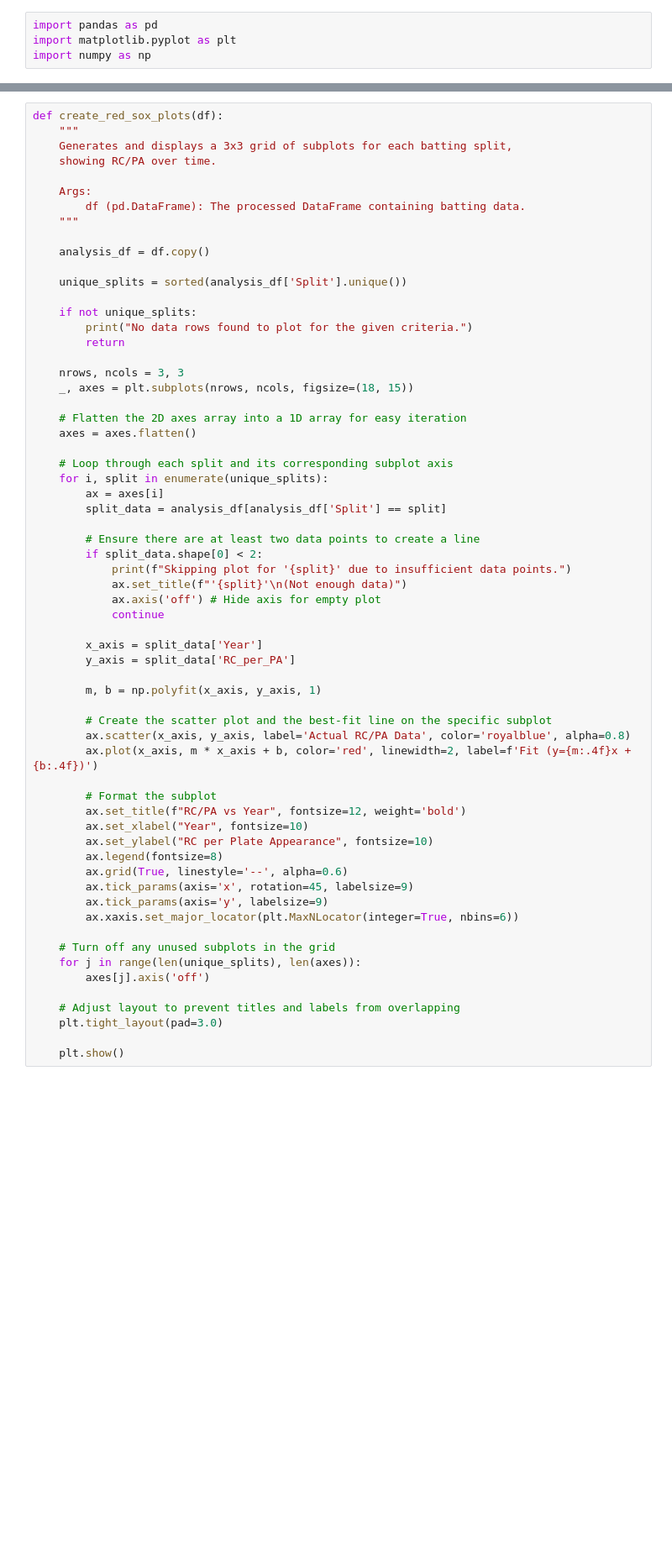
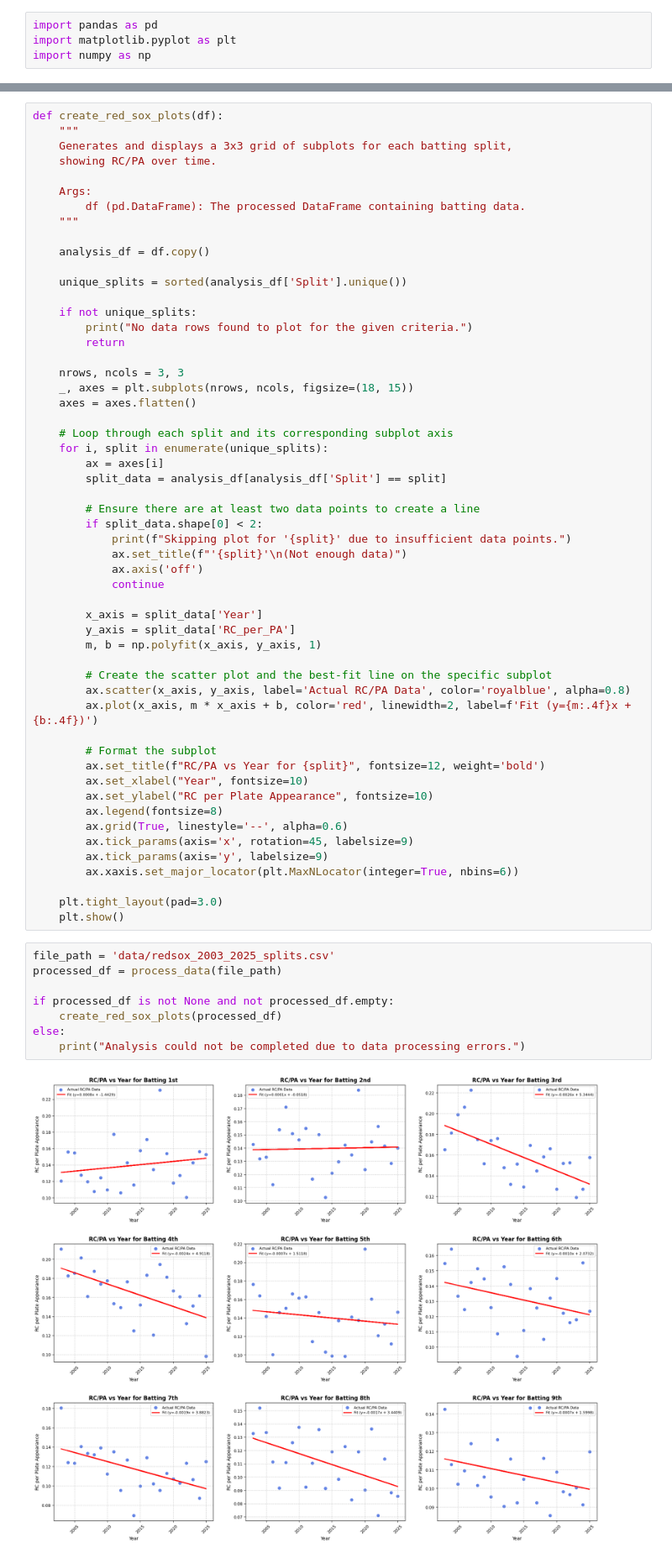
Before and after one commit to harlanljones/lineup-theory, a Jupyter notebook: notebook.ipynb, the cells around one changed output, grey strips where cells are left out. Shown at 84% size. Drawn from its saved outputs; the diff is of its cells as text; blank space fills up the shorter version.

Commit message:
Update Red Sox Analysis

```diff
--- a/notebook.ipynb
+++ b/notebook.ipynb
@@ -67,8 +66,6 @@ def create_red_sox_plots(df):
 
     nrows, ncols = 3, 3
     _, axes = plt.subplots(nrows, ncols, figsize=(18, 15))
-
-    # Flatten the 2D axes array into a 1D array for easy iteration
     axes = axes.flatten()
 
     # Loop through each split and its corresponding subplot axis
@@ -80,12 +77,11 @@ def create_red_sox_plots(df):
         if split_data.shape[0] < 2:
             print(f"Skipping plot for '{split}' due to insufficient data points.")
             ax.set_title(f"'{split}'\n(Not enough data)")
-            ax.axis('off') # Hide axis for empty plot
+            ax.axis('off')
             continue
 
         x_axis = split_data['Year']
         y_axis = split_data['RC_per_PA']
-
         m, b = np.polyfit(x_axis, y_axis, 1)
 
         # Create the scatter plot and the best-fit line on the specific subplot
@@ -93,7 +89,7 @@ def create_red_sox_plots(df):
         ax.plot(x_axis, m * x_axis + b, color='red', linewidth=2, label=f'Fit (y={m:.4f}x + {b:.4f})')
 
         # Format the subplot
-        ax.set_title(f"RC/PA vs Year", fontsize=12, weight='bold')
+        ax.set_title(f"RC/PA vs Year for {split}", fontsize=12, weight='bold')
         ax.set_xlabel("Year", fontsize=10)
         ax.set_ylabel("RC per Plate Appearance", fontsize=10)
         ax.legend(fontsize=8)
@@ -102,11 +98,15 @@ def create_red_sox_plots(df):
         ax.tick_params(axis='y', labelsize=9)
         ax.xaxis.set_major_locator(plt.MaxNLocator(integer=True, nbins=6))
 
-    # Turn off any unused subplots in the grid
-    for j in range(len(unique_splits), len(axes)):
-        axes[j].axis('off')
-
-    # Adjust layout to prevent titles and labels from overlapping
     plt.tight_layout(pad=3.0)
-
     plt.show()
+# %%
+file_path = 'data/redsox_2003_2025_splits.csv'
+processed_df = process_data(file_path)
+
+if processed_df is not None and not processed_df.empty:
+    create_red_sox_plots(processed_df)
+else:
+    print("Analysis could not be completed due to data processing errors.")
+# %% [output]
+[figure, added]
```
Also changed, not shown: parts of 7 cells of this notebook.
